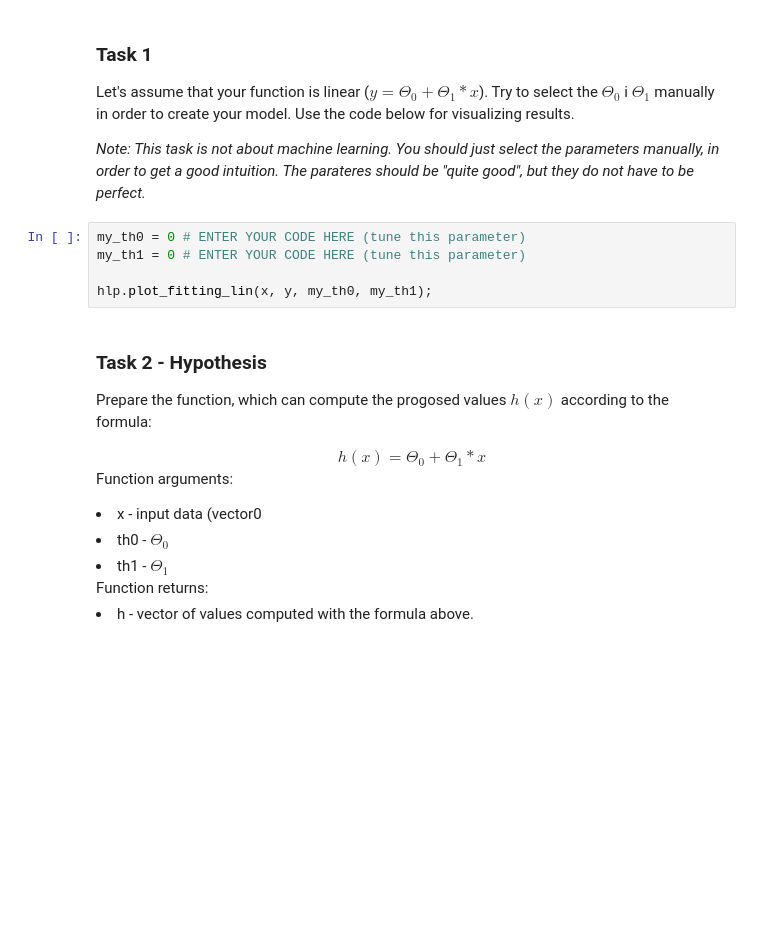
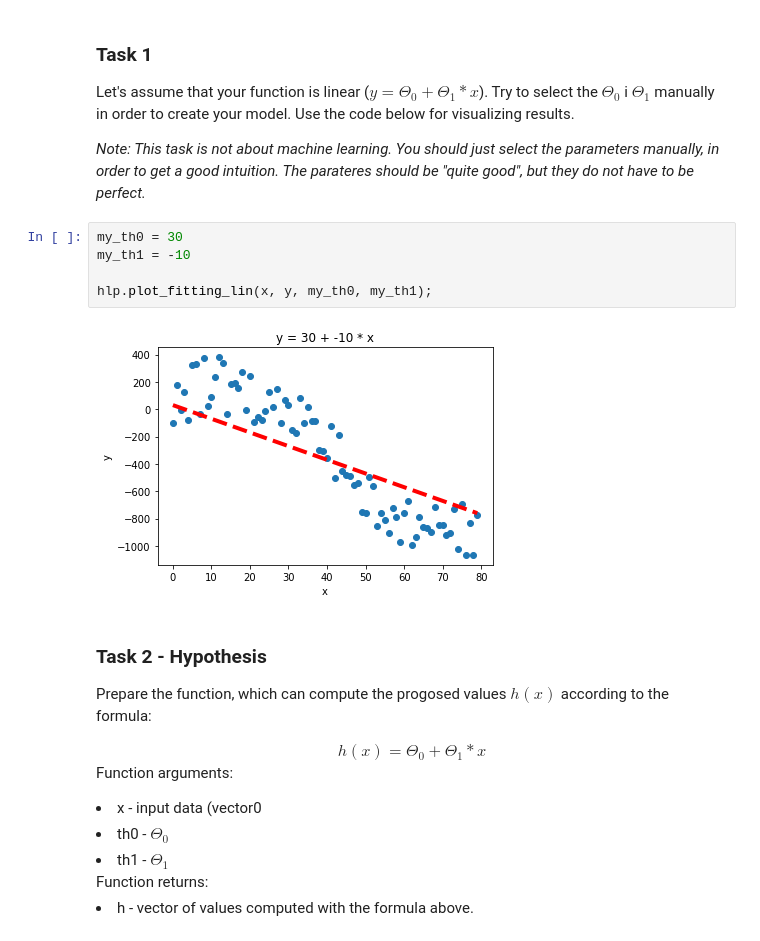
Before and after one commit to KarolinaPonc/Linear, a Jupyter notebook: Linear_Regression.ipynb, the cells around one changed output. Cells and saved outputs as stored; diff of their text form; blank space fills up the shorter version.

```diff
--- a/Linear_Regression.ipynb
+++ b/Linear_Regression.ipynb
@@ -60,10 +60,12 @@ Let's assume that your function is linear ($y = \Theta_0 + \Theta_1*x$). Try to
 
 *Note: This task is not about machine learning. You should just select the parameters manually, in order to get a good intuition. The parateres should be "quite good", but they do not have to be perfect.*
 # %%
-my_th0 = 0 # ENTER YOUR CODE HERE (tune this parameter)
-my_th1 = 0 # ENTER YOUR CODE HERE (tune this parameter)
+my_th0 = 30
+my_th1 = -10
 
 hlp.plot_fitting_lin(x, y, my_th0, my_th1);
+# %% [output]
+[figure, added]
 # %% [markdown]
 ### Task 2  - Hypothesis
 Prepare the function, which can compute the progosed values $h(x)$ according to the formula:
```
Also changed, not shown: parts of 9 cells of this notebook.
